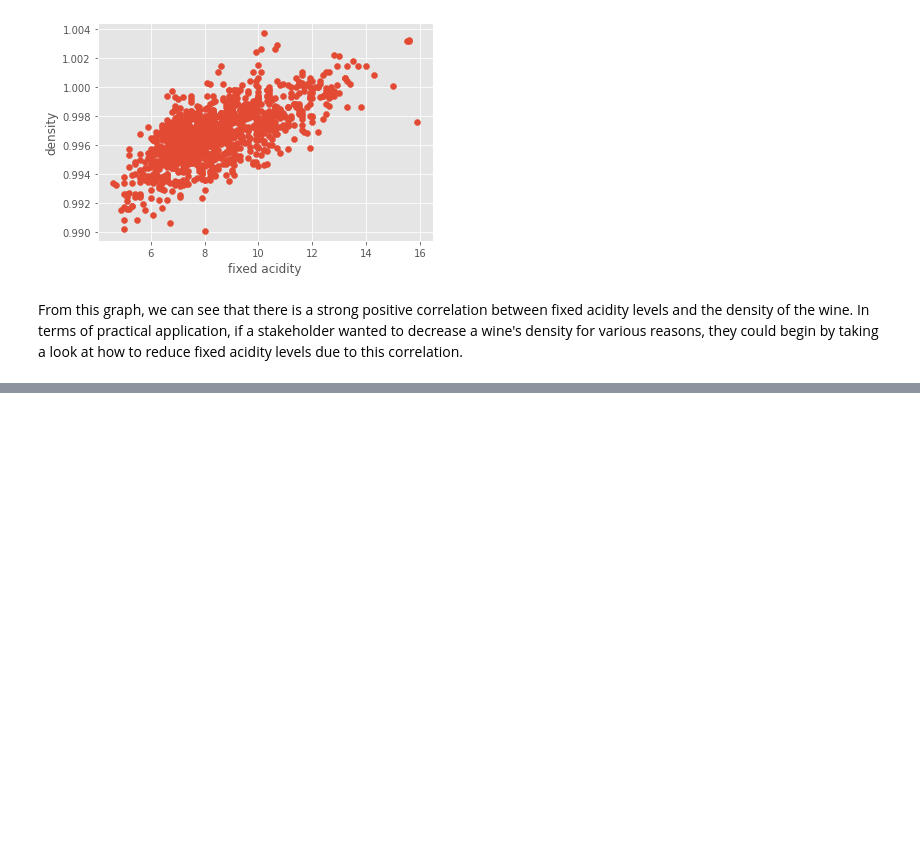
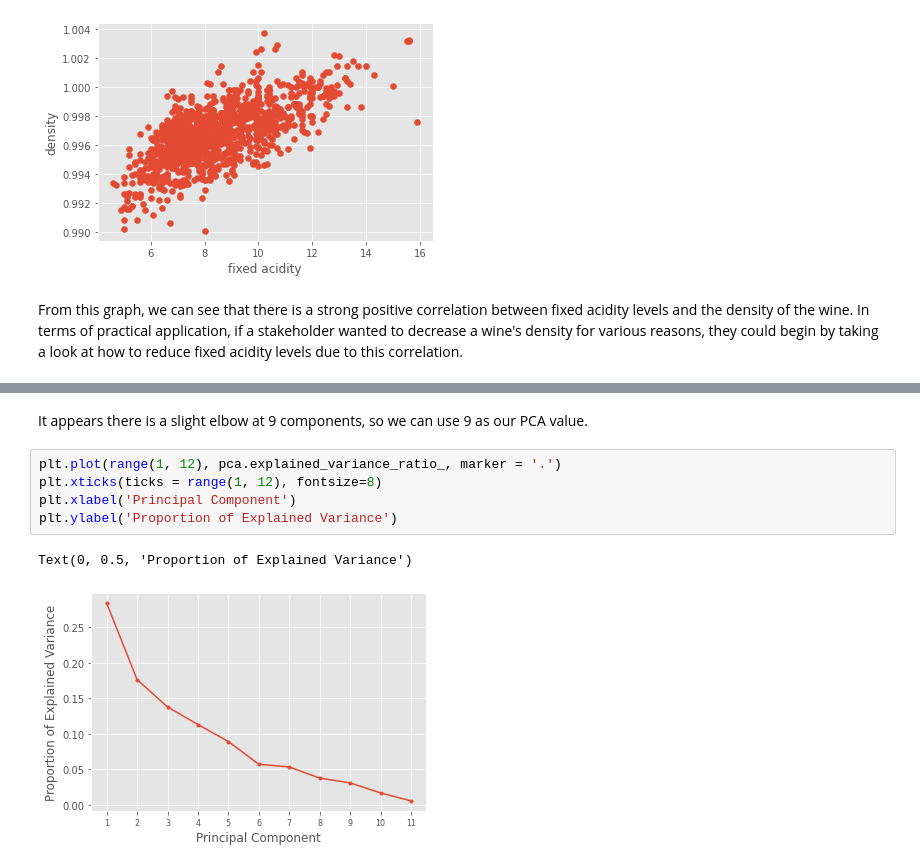
Before and after one commit to mpartain1/Project2CodingDojo, a Jupyter notebook: Project2Pt2.ipynb, the cells around one changed output, grey strips where cells are left out. Cells and saved outputs as stored; diff of their text form; blank space fills up the shorter version.

```diff
--- a/Project2Pt2.ipynb
+++ b/Project2Pt2.ipynb
@@ -615,0 +667,10 @@ From this graph, we can see that there is a strong positive correlation between
+# %% [markdown]
+It appears there is a slight elbow at 9 components, so we can use 9 as our PCA value.
+# %%
+plt.plot(range(1, 12), pca.explained_variance_ratio_, marker = '.')
+plt.xticks(ticks = range(1, 12), fontsize=8)
+plt.xlabel('Principal Component')
+plt.ylabel('Proportion of Explained Variance')
+# %% [output]
+Text(0, 0.5, 'Proportion of Explained Variance')
+[figure, added]
```
Also changed, not shown: parts of 10 cells of this notebook.
